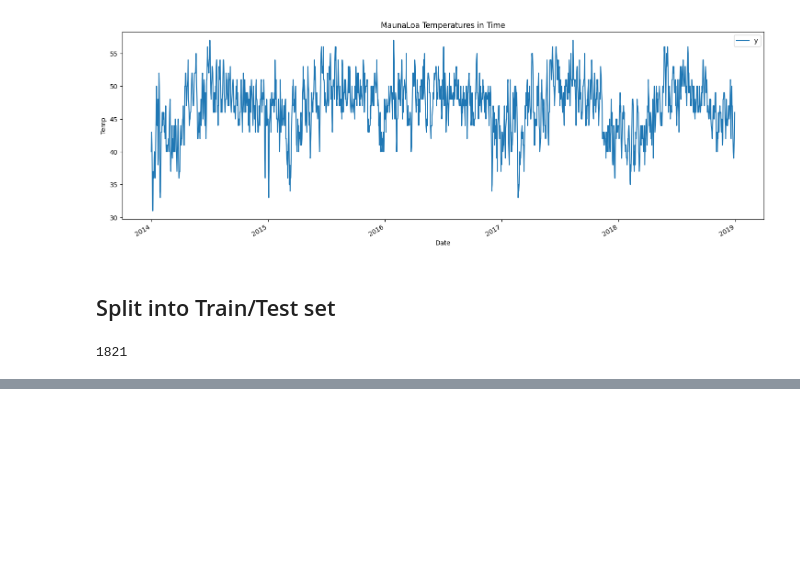
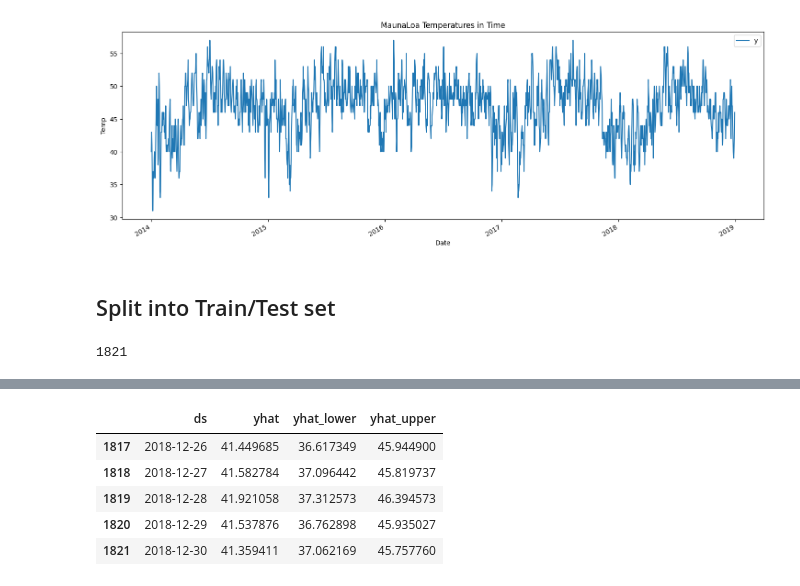
Before and after one commit to ortizfram/Time-Series-Forecasting-Prophet, a Jupyter notebook: Forecasting.ipynb, the cells around one changed output, grey strips where cells are left out. Drawn from its saved outputs; the diff is of its cells as text; code cells hidden in the pictures; blank space fills up the shorter version.

```diff
--- a/Forecasting.ipynb
+++ b/Forecasting.ipynb
@@ -109,0 +130,10 @@ test = df.loc[len(df)-365:] #from last year till the end
+# %%
+forecast_s = forecast[['ds','yhat','yhat_lower','yhat_upper']].tail()
+forecast_s
+# %% [output]
+|  | ds | yhat | yhat_lower | yhat_upper |
+| 1817 | 2018-12-26 | 41.449685 | 36.617349 | 45.944900 |
+| 1818 | 2018-12-27 | 41.582784 | 37.096442 | 45.819737 |
+| 1819 | 2018-12-28 | 41.921058 | 37.312573 | 46.394573 |
+| 1820 | 2018-12-29 | 41.537876 | 36.762898 | 45.935027 |
+| 1821 | 2018-12-30 | 41.359411 | 37.062169 | 45.757760 |
```
Also changed, not shown: parts of 3 cells of this notebook.
